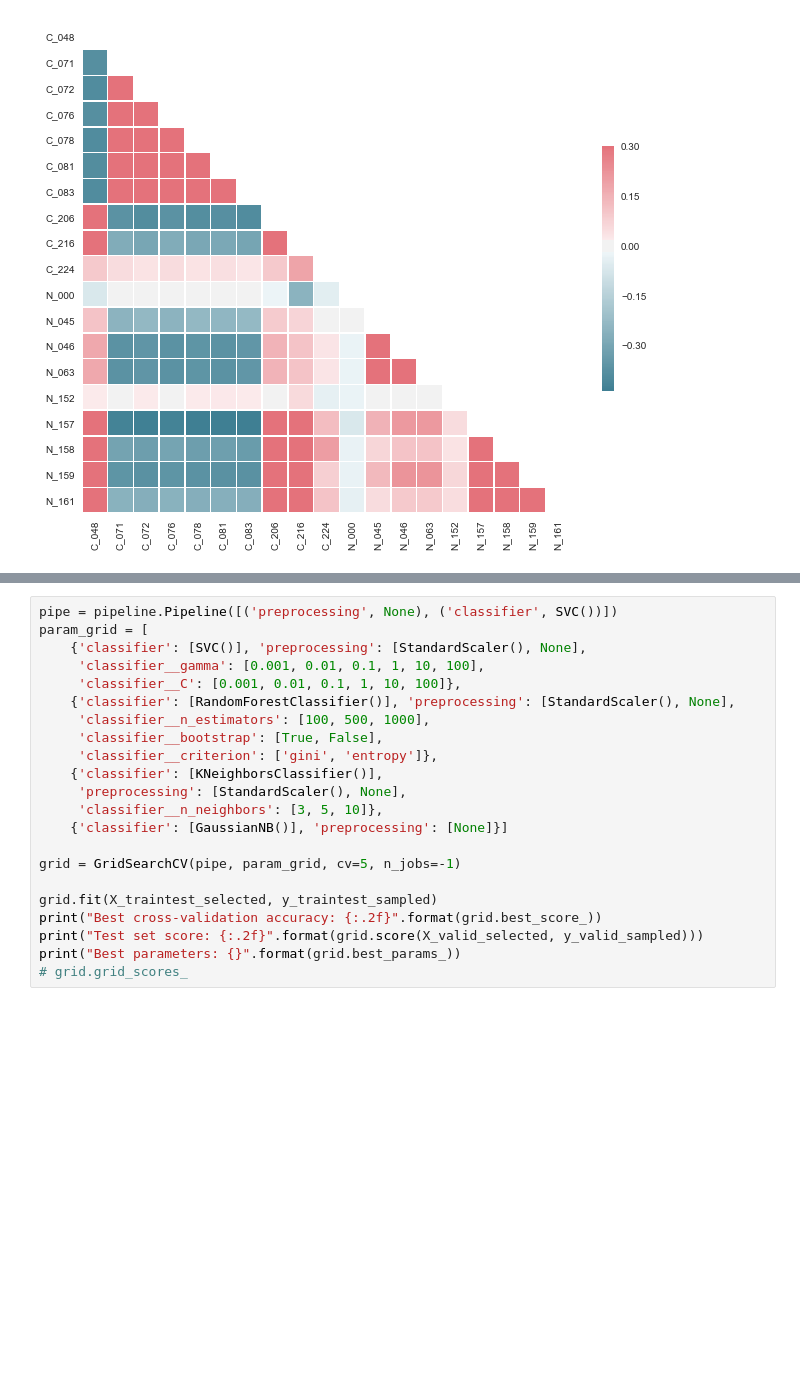
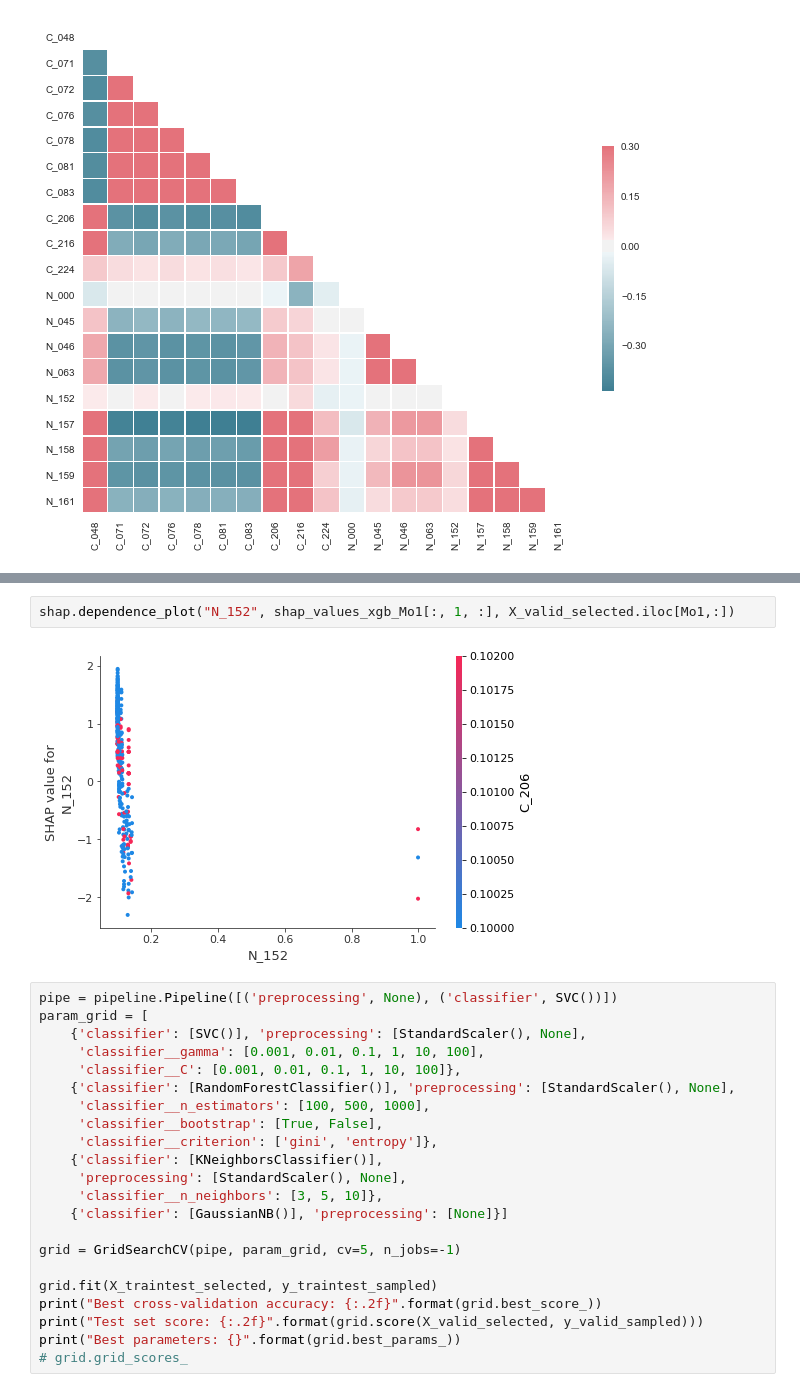
Before and after one commit to chinfang/graduation-project, a Jupyter notebook: fraud_all.ipynb, the cells around one changed output, grey strips where cells are left out. Drawn from its saved outputs; the diff is of its cells as text; blank space fills up the shorter version.

```diff
--- a/fraud_all.ipynb
+++ b/fraud_all.ipynb
@@ -249,3 +432,7 @@ sns.heatmap(corr, mask=mask, cmap=cmap, vmax=.3, center=0,
+# %%
+shap.dependence_plot("N_152", shap_values_xgb_Mo1[:, 1, :], X_valid_selected.iloc[Mo1,:])
+# %% [output]
+[figure, added]
 # %%
 pipe = pipeline.Pipeline([('preprocessing', None), ('classifier', SVC())])
 param_grid = [
```
Also changed, not shown: parts of 43 cells of this notebook.
